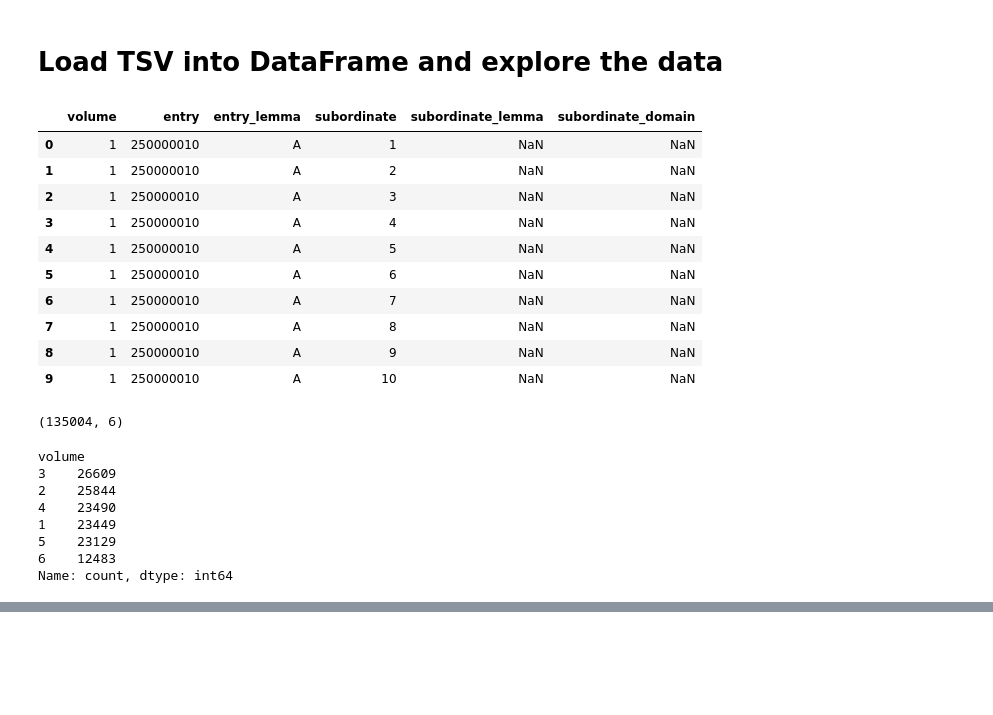
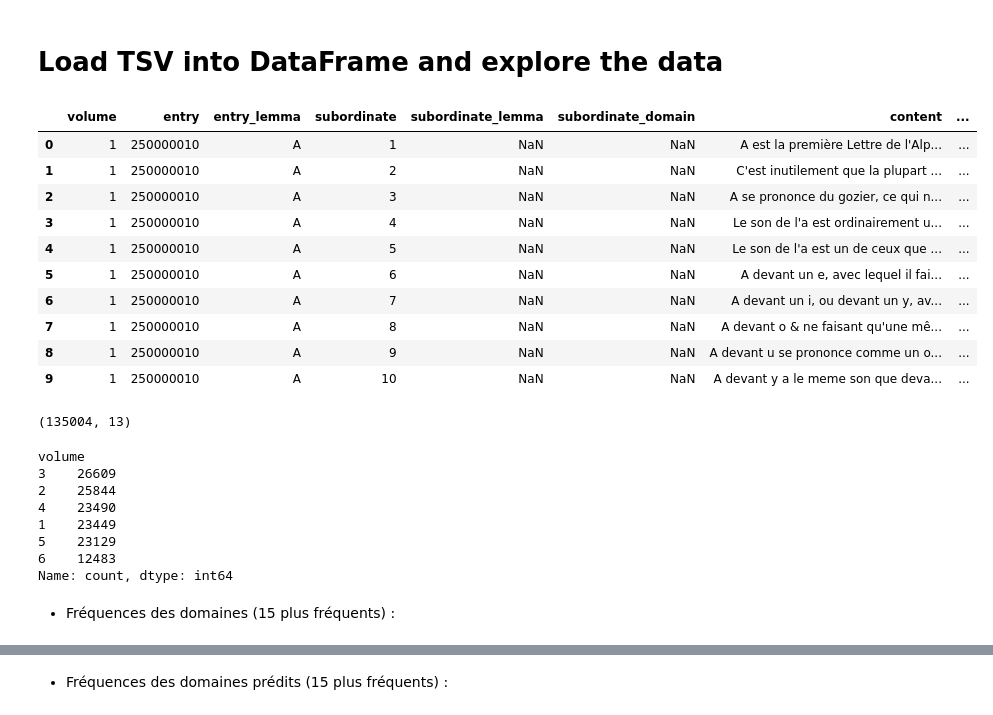
Before and after one commit to ludovicmoncla/trevoux, a Jupyter notebook: 1743_Le_Robert/5.DataExploration.ipynb, the cells around one changed output, grey strips where cells are left out. Cells and saved outputs as stored; diff of their text form; code cells hidden in the pictures; blank space fills up the shorter version.

```diff
--- a/1743_Le_Robert/5.DataExploration.ipynb
+++ b/1743_Le_Robert/5.DataExploration.ipynb
@@ -4,24 +4,24 @@
 import pandas as pd
 import os
 # %%
-df = pd.read_csv(os.path.join('..', 'data', '1743_LeRobert', 'Trevoux1743.tsv'), sep='\t')
+df = pd.read_csv(os.path.join('..', 'data', '1743_LeRobert', 'Trevoux1743_domPred.tsv'), sep='\t')
 df.head(10)
 # %% [output]
-|  | volume | entry | entry_lemma | subordinate | subordinate_lemma | subordinate_domain |
-| 0 | 1 | 250000010 | A | 1 | NaN | NaN |
-| 1 | 1 | 250000010 | A | 2 | NaN | NaN |
-| 2 | 1 | 250000010 | A | 3 | NaN | NaN |
-| 3 | 1 | 250000010 | A | 4 | NaN | NaN |
-| 4 | 1 | 250000010 | A | 5 | NaN | NaN |
-| 5 | 1 | 250000010 | A | 6 | NaN | NaN |
-| 6 | 1 | 250000010 | A | 7 | NaN | NaN |
-| 7 | 1 | 250000010 | A | 8 | NaN | NaN |
-| 8 | 1 | 250000010 | A | 9 | NaN | NaN |
-| 9 | 1 | 250000010 | A | 10 | NaN | NaN |
+|  | volume | entry | entry_lemma | subordinate | subordinate_lemma | subordinate_domain | content | ... |
+| 0 | 1 | 250000010 | A | 1 | NaN | NaN | A est la première Lettre de l'Alp... | ... |
+| 1 | 1 | 250000010 | A | 2 | NaN | NaN | C'est inutilement que la plupart ... | ... |
+| 2 | 1 | 250000010 | A | 3 | NaN | NaN | A se prononce du gozier, ce qui n... | ... |
+| 3 | 1 | 250000010 | A | 4 | NaN | NaN | Le son de l'a est ordinairement u... | ... |
+| 4 | 1 | 250000010 | A | 5 | NaN | NaN | Le son de l'a est un de ceux que ... | ... |
+| 5 | 1 | 250000010 | A | 6 | NaN | NaN | A devant un e, avec lequel il fai... | ... |
+| 6 | 1 | 250000010 | A | 7 | NaN | NaN | A devant un i, ou devant un y, av... | ... |
+| 7 | 1 | 250000010 | A | 8 | NaN | NaN | A devant o & ne faisant qu'une mê... | ... |
+| 8 | 1 | 250000010 | A | 9 | NaN | NaN | A devant u se prononce comme un o... | ... |
+| 9 | 1 | 250000010 | A | 10 | NaN | NaN | A devant y a le meme son que deva... | ... |
 # %%
 df.shape
 # %% [output]
-(135004, 6)
+(135004, 13)
 # %%
 # Nombre de définitions (<sense>) par volume
 df['volume'].value_counts()
@@ -34,4 +34,6 @@ volume
 5    23129
 6    12483
 Name: count, dtype: int64
+# %% [markdown]
+* Fréquences des domaines (15 plus fréquents) :
 # %%
@@ -65,3 +66,5 @@ philosophie hermétique       228
 musique                      204
 coutume                      199
 Name: count, dtype: int64
+# %% [markdown]
+* Fréquences des domaines prédits (15 plus fréquents) :
```
Also changed, not shown: parts of 8 cells of this notebook.
